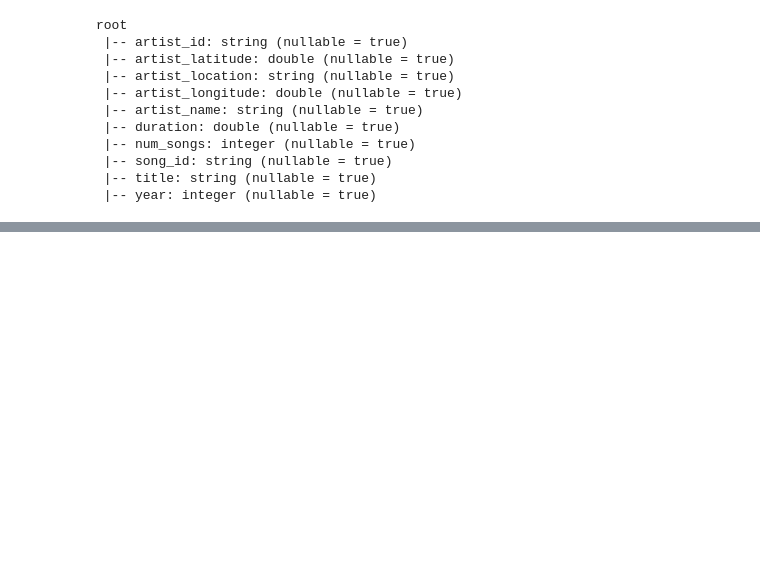
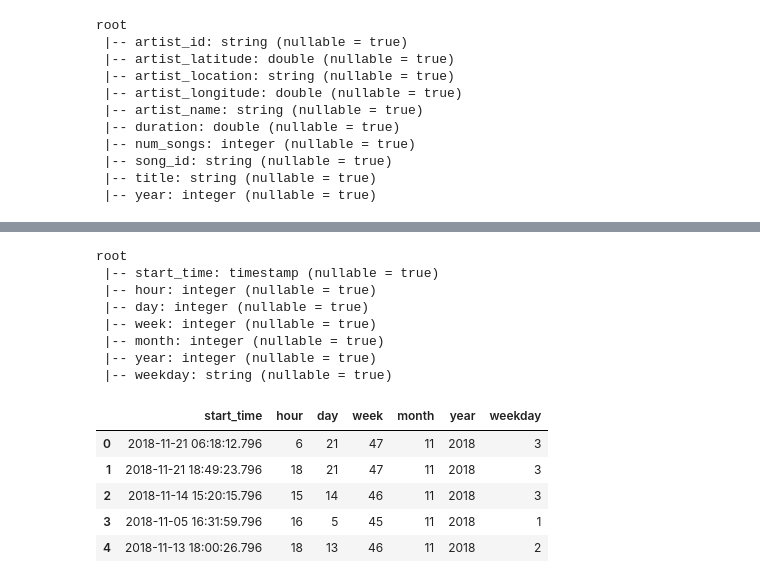
Before and after one commit to chriseal/udacity_data_engineering_nanodegree, a Jupyter notebook: 4data_lakes_w_spark/project/scratchwork.ipynb, the cells around one changed output, grey strips where cells are left out. Drawn from its saved outputs; the diff is of its cells as text; code cells hidden in the pictures; blank space fills up the shorter version.

Commit message:
data lake project

```diff
--- a/4data_lakes_w_spark/project/scratchwork.ipynb
+++ b/4data_lakes_w_spark/project/scratchwork.ipynb
@@ -147,0 +159,10 @@ print(artists_table.toPandas().head())
+# %%
+# get filepath to log data file
+# log_data = os.path.join(input_data, 'log_data/*/*/*.json')
+log_data = "./data/log_data/*.json" # for debugging
+
+# read log data file
+df = spark.read.json(log_data)
+
+# filter by actions for song plays
+df = df.where(df.page == 'NextSong')
@@ -147,0 +223,7 @@ print(artists_table.toPandas().head())
+# %%
+# create timestamp column from original timestamp column
+from pyspark.sql.types import TimestampType as Tmstp
+get_timestamp = udf(lambda x: datetime.datetime.fromtimestamp(x / 1000.0), returnType=Tmstp())
+df = df.withColumn("start_time", get_timestamp(df.ts))
+df.printSchema()
+df.toPandas().head(1)
@@ -147,0 +253,27 @@ print(artists_table.toPandas().head())
+# %%
+# extract columns to create time table
+from pyspark.sql.functions import year, month, dayofmonth, hour, weekofyear, date_format
+time_table = df.select('start_time').dropDuplicates() \
+    .withColumn('hour', hour(col('start_time'))) \
+    .withColumn('day', dayofmonth(col('start_time'))) \
+    .withColumn('week', weekofyear(col('start_time'))) \
+    .withColumn('month', month(col('start_time'))) \
+    .withColumn('year', year(col('start_time'))) \
+    .withColumn('weekday', date_format(col("start_time"), "u")) # syntax derived from here: https://sparkbyexamples.com/spark/spark-get-day-of-week-number/
+time_table.printSchema()
+time_table.toPandas().head()
+# %% [output]
+root
+ |-- start_time: timestamp (nullable = true)
+ |-- hour: integer (nullable = true)
+ |-- day: integer (nullable = true)
+ |-- week: integer (nullable = true)
+ |-- month: integer (nullable = true)
+ |-- year: integer (nullable = true)
+ |-- weekday: string (nullable = true)
+|  | start_time | hour | day | week | month | year | weekday |
+| 0 | 2018-11-21 06:18:12.796 | 6 | 21 | 47 | 11 | 2018 | 3 |
+| 1 | 2018-11-21 18:49:23.796 | 18 | 21 | 47 | 11 | 2018 | 3 |
+| 2 | 2018-11-14 15:20:15.796 | 15 | 14 | 46 | 11 | 2018 | 3 |
+| 3 | 2018-11-05 16:31:59.796 | 16 | 5 | 45 | 11 | 2018 | 1 |
+| 4 | 2018-11-13 18:00:26.796 | 18 | 13 | 46 | 11 | 2018 | 2 |
```
Also changed, not shown: parts of 27 cells of this notebook, 2 other files.
